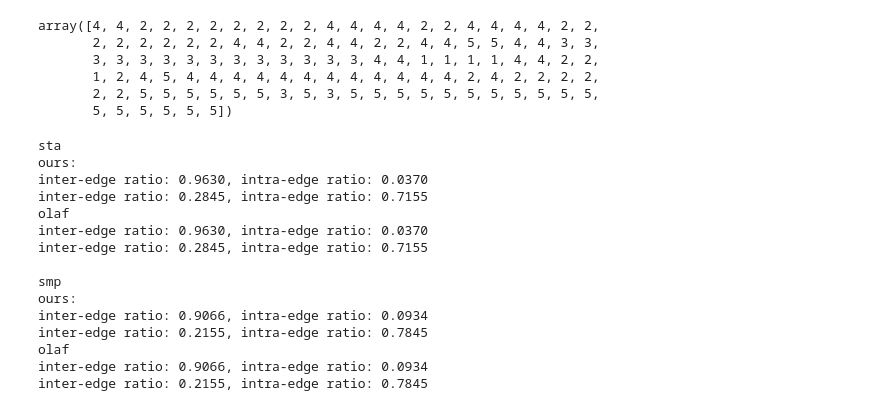
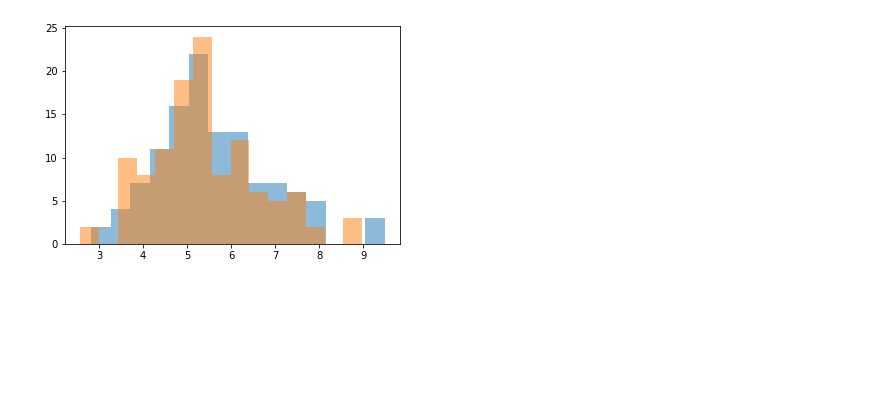
Before and after one commit to jrts/signed_modularity, a Jupyter notebook: modularity.ipynb, the cells around one changed output. Saved outputs shown, nothing was run; the diff lists cells and outputs as text; code cells hidden in the pictures; blank space fills up the shorter version.

```diff
--- a/modularity.ipynb
+++ b/modularity.ipynb
@@ -60 +93,6 @@ asd_mean = np.mean(asd_subjects, axis=0)
+# %%
+plt.hist(td_degrees, bins=15, alpha=.5);
+plt.hist(asd_degrees, bins=15, alpha=.5);
+# %% [output]
+[figure, added]
 # %%
@@ -67,40 +99,0 @@ orig_smp_ci, orig_smp_q = modularity.modularity_louvain_und_sign(td_mean, qtype=
-# %%
-ci
-# %% [output]
-array([4, 4, 2, 2, 2, 2, 2, 2, 2, 2, 4, 4, 4, 4, 2, 2, 4, 4, 4, 4, 2, 2,
-       2, 2, 2, 2, 2, 2, 4, 4, 2, 2, 4, 4, 2, 2, 4, 4, 5, 5, 4, 4, 3, 3,
-       3, 3, 3, 3, 3, 3, 3, 3, 3, 3, 3, 3, 4, 4, 1, 1, 1, 1, 4, 4, 2, 2,
-       1, 2, 4, 5, 4, 4, 4, 4, 4, 4, 4, 4, 4, 4, 4, 4, 2, 4, 2, 2, 2, 2,
-       2, 2, 5, 5, 5, 5, 5, 5, 3, 5, 3, 5, 5, 5, 5, 5, 5, 5, 5, 5, 5, 5,
-       5, 5, 5, 5, 5, 5])
-# %%
-print('sta')
-print('ours:')
-measure_edge_weight(ci, td_mean * (td_mean < 0))
-measure_edge_weight(ci, td_mean * (td_mean > 0))
-print('olaf')
-measure_edge_weight(orig_ci, td_mean * (td_mean < 0))
-measure_edge_weight(orig_ci, td_mean * (td_mean > 0))
-print('\nsmp')
-print('ours:')
-measure_edge_weight(smp_ci, td_mean * (td_mean < 0))
-measure_edge_weight(smp_ci, td_mean * (td_mean > 0))
-print('olaf')
-measure_edge_weight(orig_smp_ci, td_mean * (td_mean < 0))
-measure_edge_weight(orig_smp_ci, td_mean * (td_mean > 0))
-# %% [output]
-sta
-ours:
-inter-edge ratio: 0.9630, intra-edge ratio: 0.0370
-inter-edge ratio: 0.2845, intra-edge ratio: 0.7155
-olaf
-inter-edge ratio: 0.9630, intra-edge ratio: 0.0370
-inter-edge ratio: 0.2845, intra-edge ratio: 0.7155
-
-smp
-ours:
-inter-edge ratio: 0.9066, intra-edge ratio: 0.0934
-inter-edge ratio: 0.2155, intra-edge ratio: 0.7845
-olaf
-inter-edge ratio: 0.9066, intra-edge ratio: 0.0934
-inter-edge ratio: 0.2155, intra-edge ratio: 0.7845
```
Also changed, not shown: parts of 27 cells of this notebook, 2 other files.
